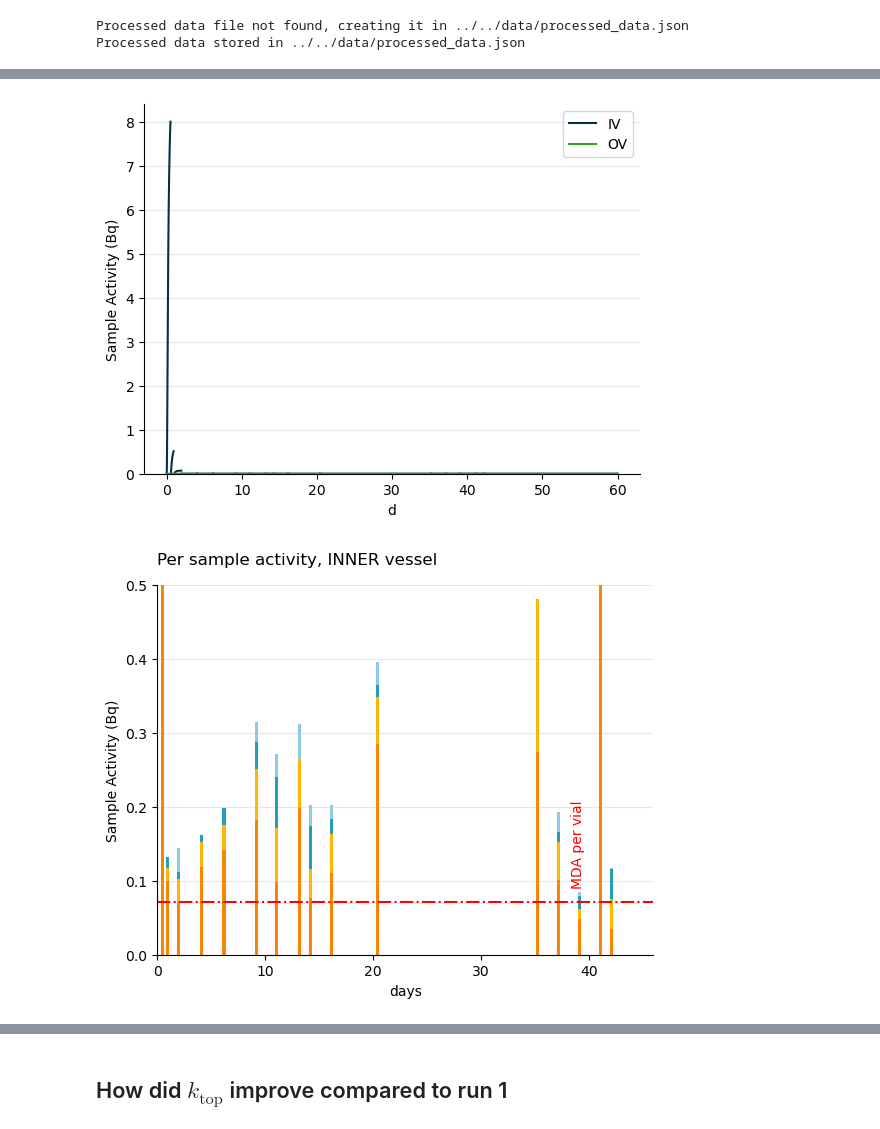
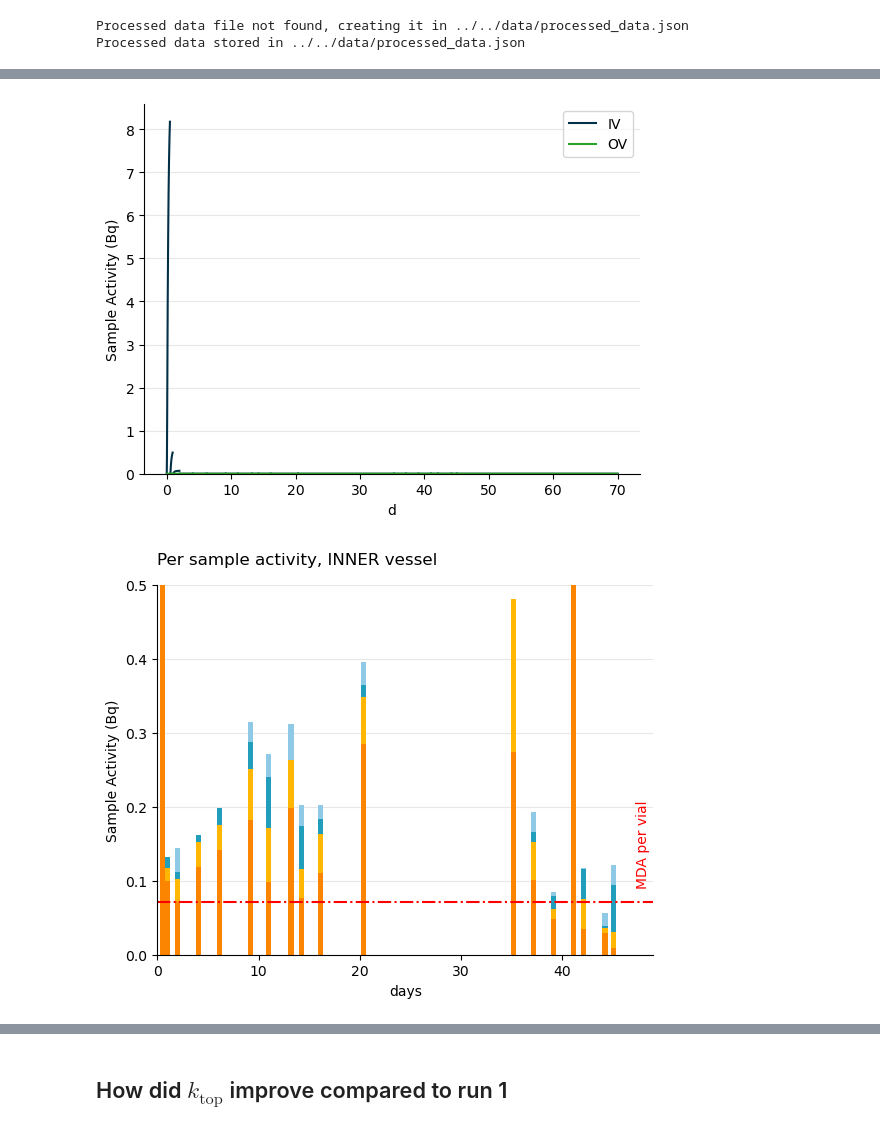
Before and after one commit to veliki-filozof/BABY-1L-run-11, a Jupyter notebook: analysis/tritium/tritium_model.ipynb, the cells around one changed output, grey strips where cells are left out. Saved outputs shown, nothing was run; the diff lists cells and outputs as text; code cells hidden in the pictures.

```diff
--- a/analysis/tritium/tritium_model.ipynb
+++ b/analysis/tritium/tritium_model.ipynb
@@ -74,6 +74,6 @@ Measured TBR: 5.25e-04 particle / neutron
 [figure]
 # %%
-baby_model.run(60 * ureg.day)
+baby_model.run(70 * ureg.day)
 # %%
 print(f"Transport:")
 print(f"  mass transport coeff top: {baby_model.k_top:.2e~P}")
@@ -193,7 +193,7 @@ plt.ylabel("Sample Activity (Bq)")
 plt.legend()
 
 plt.figure()
-plot_bars(IV_stream, index=[time.to(ureg.day) for time in replacement_times_top], bar_width = 0.3)
+plot_bars(IV_stream, index=[time.to(ureg.day) for time in replacement_times_top], bar_width = 0.5)
 # plot_sample_activity_top(baby_model, replacement_times=replacement_times_top, color="#023047", label="Model")
 
 MDA = 0.071  # Calculated by hand for demo, TODO create code to calculate automatically
@@ -201,7 +201,7 @@ MDA = 0.071  # Calculated by hand for demo, TODO create code to calculate automa
 plt.axhline(y=MDA, color = "red", linestyle = "-.")
 plt.annotate(
     f"MDA per vial",
-    (39, 0.09),
+    (48, 0.09),
     xytext=(0, 0),
     textcoords="offset points",
     ha="center",
@@ -212,39 +212,51 @@ plt.annotate(
 
 plt.grid(True, axis="y", alpha=0.3)
 plt.ylim(bottom=0 * ureg.Bq, top = 0.5 * ureg.Bq)
-plt.xlim(0, 46)
+plt.xlim(0, 49)
 plt.ylabel("Sample Activity (Bq)")
 plt.xlabel("days")
 plt.title("Per sample activity, INNER vessel", loc="left", pad=15)
 
 
 plt.figure()
-plot_bars(OV_stream, index=[time.to(ureg.day) for time in replacement_times_walls], bar_width = 0.3)
+plot_bars(OV_stream, index=[time.to(ureg.day) for time in replacement_times_walls], bar_width = 0.5)
 # plot_sample_activity_wall(baby_model, replacement_times=replacement_times_walls, color="tab:green", label="Model")
 
 plt.grid(True, axis="y", alpha=0.3)
 # plt.ylim(bottom=0 * ureg.Bq)
-plt.xlim(0, 46)
+plt.xlim(0, 49)
 plt.ylabel("Sample Activity (Bq)")
 plt.xlabel("days")
 plt.title("Per sample activity, OUTER vessel", loc="left", pad=15)
 
 MDA = 0.071  # Calculated by hand for demo, 100 min counts, TODO create code to calculate automatically
 #For 500 min counts MDA = 0.029
 
 plt.axhline(y=MDA, color = "red", linestyle = "-.")
 plt.annotate(
-    f"MDA per vial",
-    (39, 0.09),
+    f"MDA per vial, 100 min",
+    (48, 0.09),
     xytext=(0, 0),
     textcoords="offset points",
     ha="center",
     va="bottom",
     color="red",
     rotation=90,
 )
 
+MDA_500 = 0.029  # For 500 min counts
+plt.axhline(y=MDA_500, color = "blue", linestyle = "-.")
+plt.annotate(
+    f"MDA, 500 min",
+    (27, 0.04),
+    xytext=(0, 0),
+    textcoords="offset points",
+    ha="center",
+    va="bottom",
+    color="blue",
+)
+
 plt.show()
 # %% [output]
-[figure, old version]
+[figure, new version]
-[figure, old version]
+[figure, new version]
```
Also changed, not shown: parts of 7 cells of this notebook.
